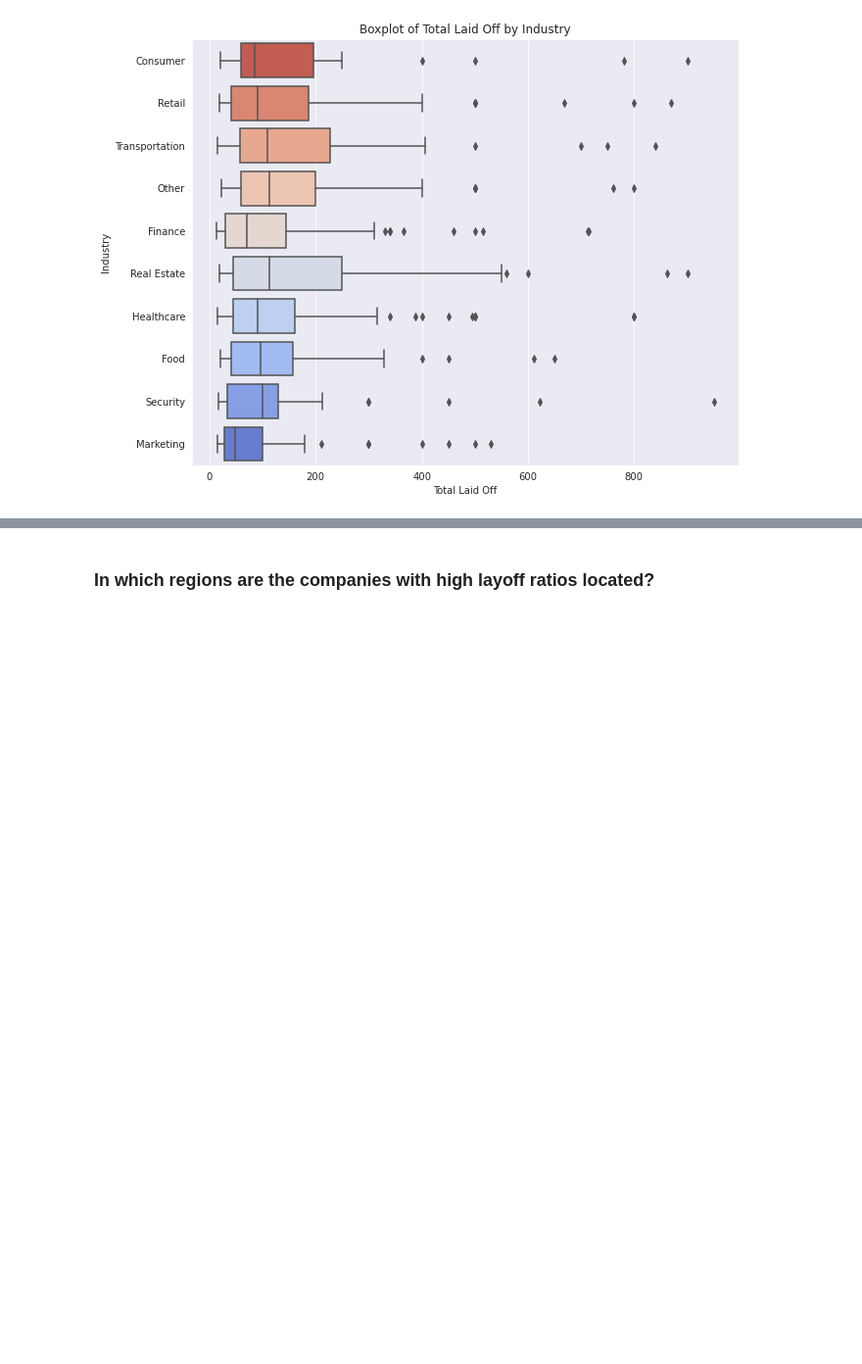
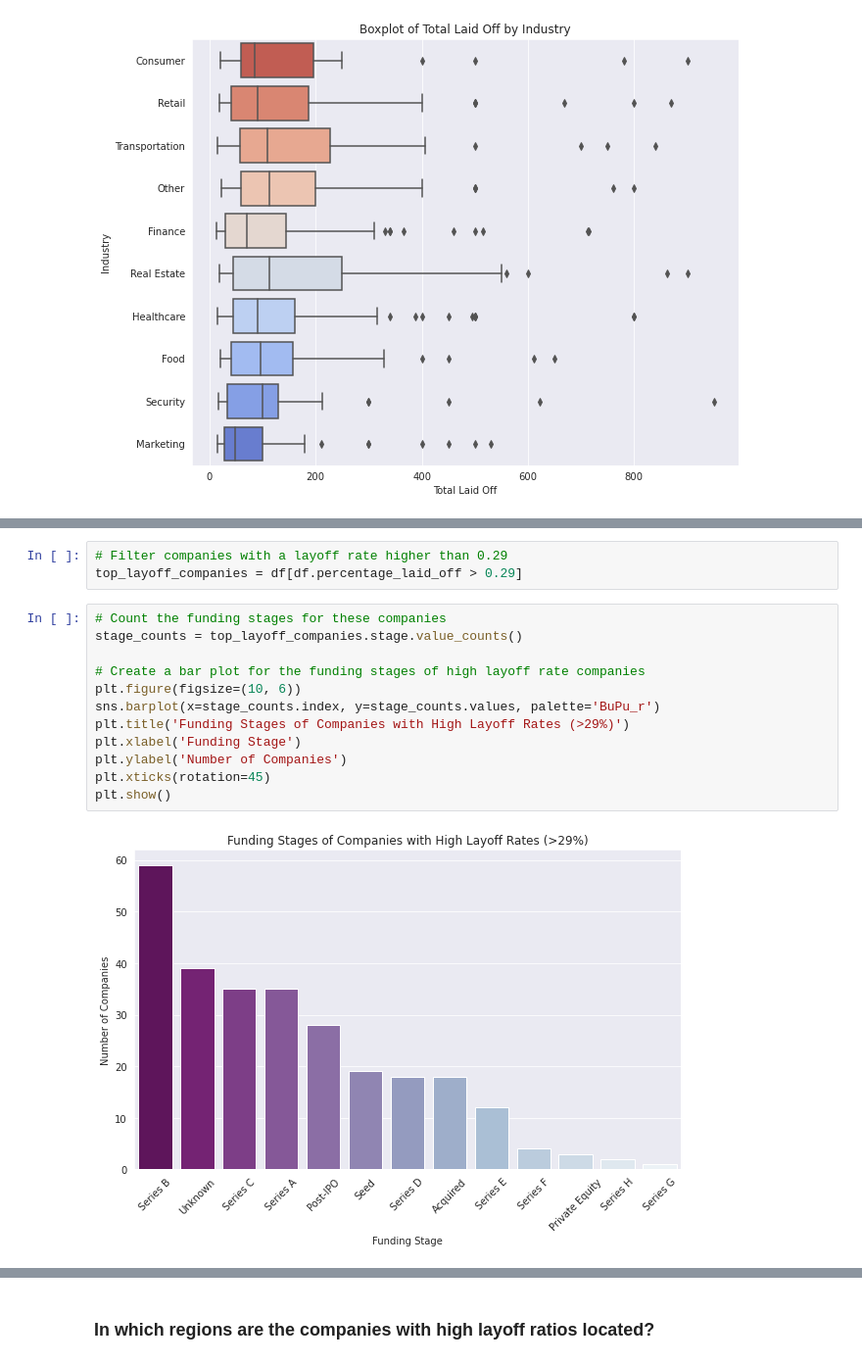
Before and after one commit to Maia97/layoffs-2022-analysis, a Jupyter notebook: layoffs-2022-analysis.ipynb, the cells around one changed output, grey strips where cells are left out. Shown at 98% size. Drawn from its saved outputs; the diff is of its cells as text; blank space fills up the shorter version.

```diff
--- a/layoffs-2022-analysis.ipynb
+++ b/layoffs-2022-analysis.ipynb
@@ -273,0 +268,17 @@ Name: stage, dtype: int64
+# %%
+# Filter companies with a layoff rate higher than 0.29
+top_layoff_companies = df[df.percentage_laid_off > 0.29]
+# %%
+# Count the funding stages for these companies
+stage_counts = top_layoff_companies.stage.value_counts()
+
+# Create a bar plot for the funding stages of high layoff rate companies
+plt.figure(figsize=(10, 6))
+sns.barplot(x=stage_counts.index, y=stage_counts.values, palette='BuPu_r')
+plt.title('Funding Stages of Companies with High Layoff Rates (>29%)')
+plt.xlabel('Funding Stage')
+plt.ylabel('Number of Companies')
+plt.xticks(rotation=45)
+plt.show()
+# %% [output]
+[figure, added]
```
Also changed, not shown: parts of 19 cells of this notebook.
